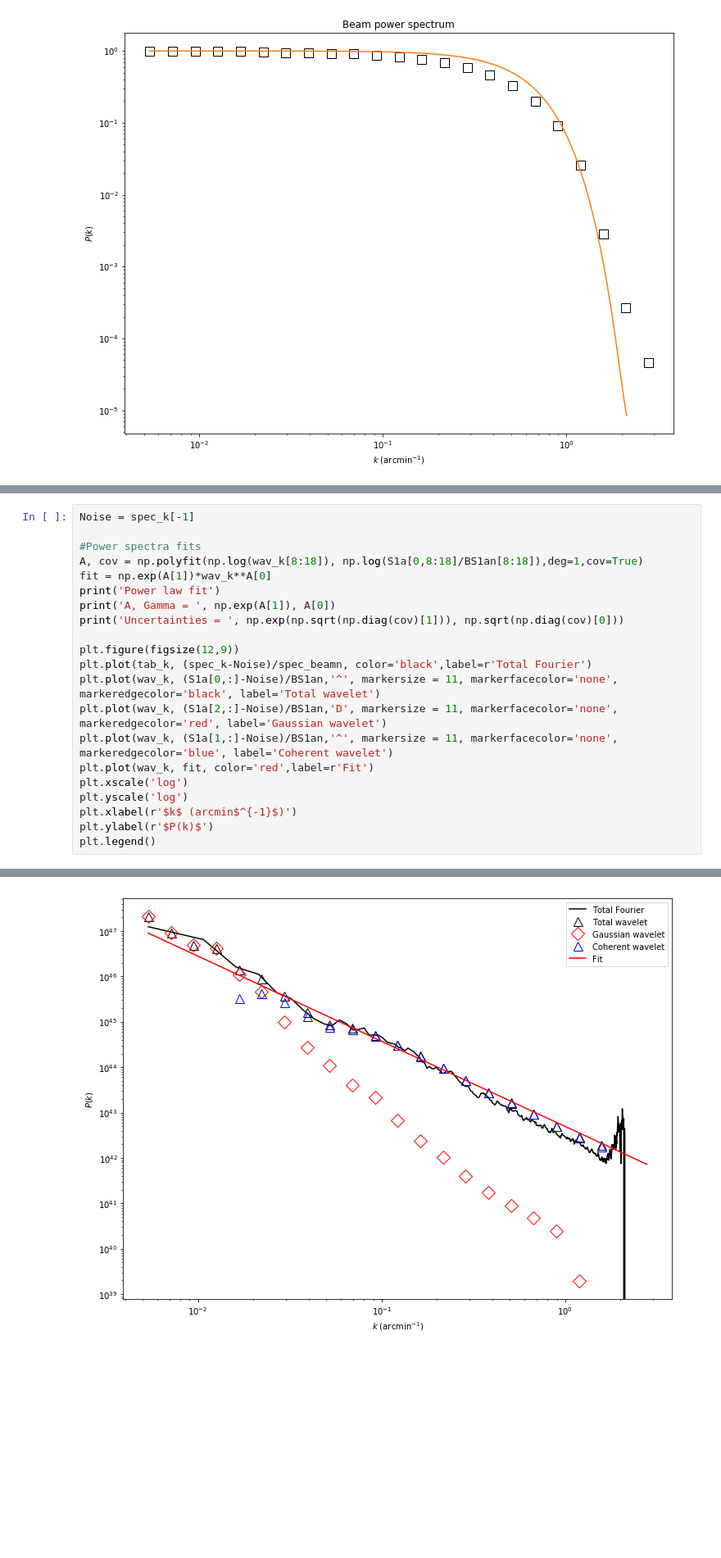
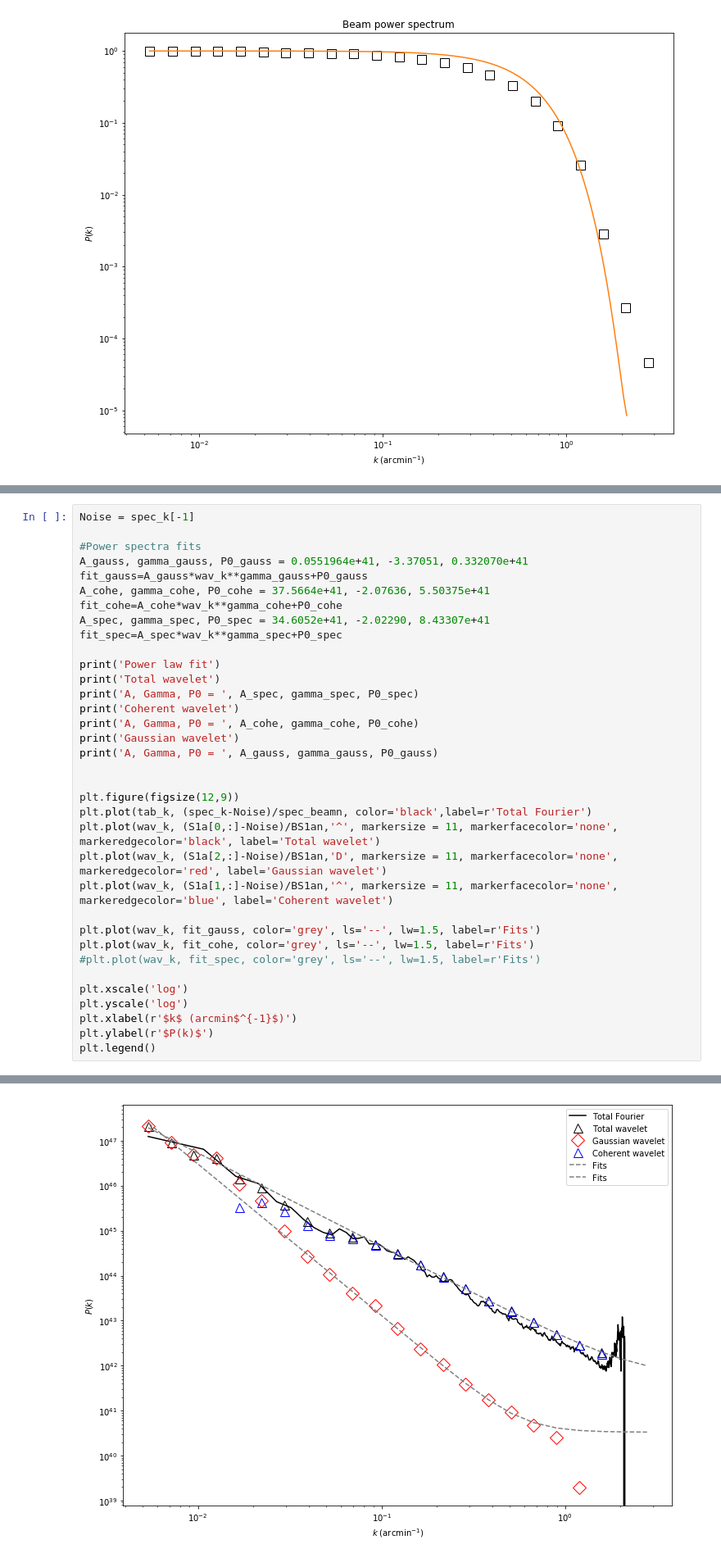
Before and after one commit to jfrob27/M1stage2020, a Jupyter notebook: Aquila.ipynb, the cells around one changed output, grey strips where cells are left out. Shown at 82% size. Drawn from its saved outputs; the diff is of its cells as text; blank space fills up the shorter version.

```diff
--- a/Aquila.ipynb
+++ b/Aquila.ipynb
@@ -190,18 +199,32 @@ Text(0.5, 1.0, 'Beam power spectrum')
 Noise = spec_k[-1]
 
 #Power spectra fits
-A, cov = np.polyfit(np.log(wav_k[8:18]), np.log(S1a[0,8:18]/BS1an[8:18]),deg=1,cov=True)
-fit = np.exp(A[1])*wav_k**A[0]
+A_gauss, gamma_gauss, P0_gauss = 0.0551964e+41, -3.37051, 0.332070e+41
+fit_gauss=A_gauss*wav_k**gamma_gauss+P0_gauss
+A_cohe, gamma_cohe, P0_cohe = 37.5664e+41, -2.07636, 5.50375e+41
+fit_cohe=A_cohe*wav_k**gamma_cohe+P0_cohe
+A_spec, gamma_spec, P0_spec = 34.6052e+41, -2.02290, 8.43307e+41
+fit_spec=A_spec*wav_k**gamma_spec+P0_spec
+
 print('Power law fit')
-print('A, Gamma = ', np.exp(A[1]), A[0])
-print('Uncertainties = ', np.exp(np.sqrt(np.diag(cov)[1])), np.sqrt(np.diag(cov)[0]))
+print('Total wavelet')
+print('A, Gamma, P0 = ', A_spec, gamma_spec, P0_spec)
+print('Coherent wavelet')
+print('A, Gamma, P0 = ', A_cohe, gamma_cohe, P0_cohe)
+print('Gaussian wavelet')
+print('A, Gamma, P0 = ', A_gauss, gamma_gauss, P0_gauss)
+
 
 plt.figure(figsize(12,9))
 plt.plot(tab_k, (spec_k-Noise)/spec_beamn, color='black',label=r'Total Fourier')
 plt.plot(wav_k, (S1a[0,:]-Noise)/BS1an,'^', markersize = 11, markerfacecolor='none', markeredgecolor='black', label='Total wavelet')
 plt.plot(wav_k, (S1a[2,:]-Noise)/BS1an,'D', markersize = 11, markerfacecolor='none', markeredgecolor='red', label='Gaussian wavelet')
 plt.plot(wav_k, (S1a[1,:]-Noise)/BS1an,'^', markersize = 11, markerfacecolor='none', markeredgecolor='blue', label='Coherent wavelet')
-plt.plot(wav_k, fit, color='red',label=r'Fit')
+
+plt.plot(wav_k, fit_gauss, color='grey', ls='--', lw=1.5, label=r'Fits')
+plt.plot(wav_k, fit_cohe, color='grey', ls='--', lw=1.5, label=r'Fits')
+#plt.plot(wav_k, fit_spec, color='grey', ls='--', lw=1.5, label=r'Fits')
+
 plt.xscale('log')
 plt.yscale('log')
 plt.xlabel(r'$k$ (arcmin$^{-1}$)')
@@ -214,5 +241,5 @@ Uncertainties =  1.1342378243042541 0.06757888729393204
 <matplotlib.legend.Legend at 0x...>
-[figure, old version]
+[figure, new version]
 # %%
 #Image reconstruction from the segmented wavelet coefficients
 M=np.size(wav_k)
```
Also changed, not shown: parts of 5 cells of this notebook, 5 other files.
